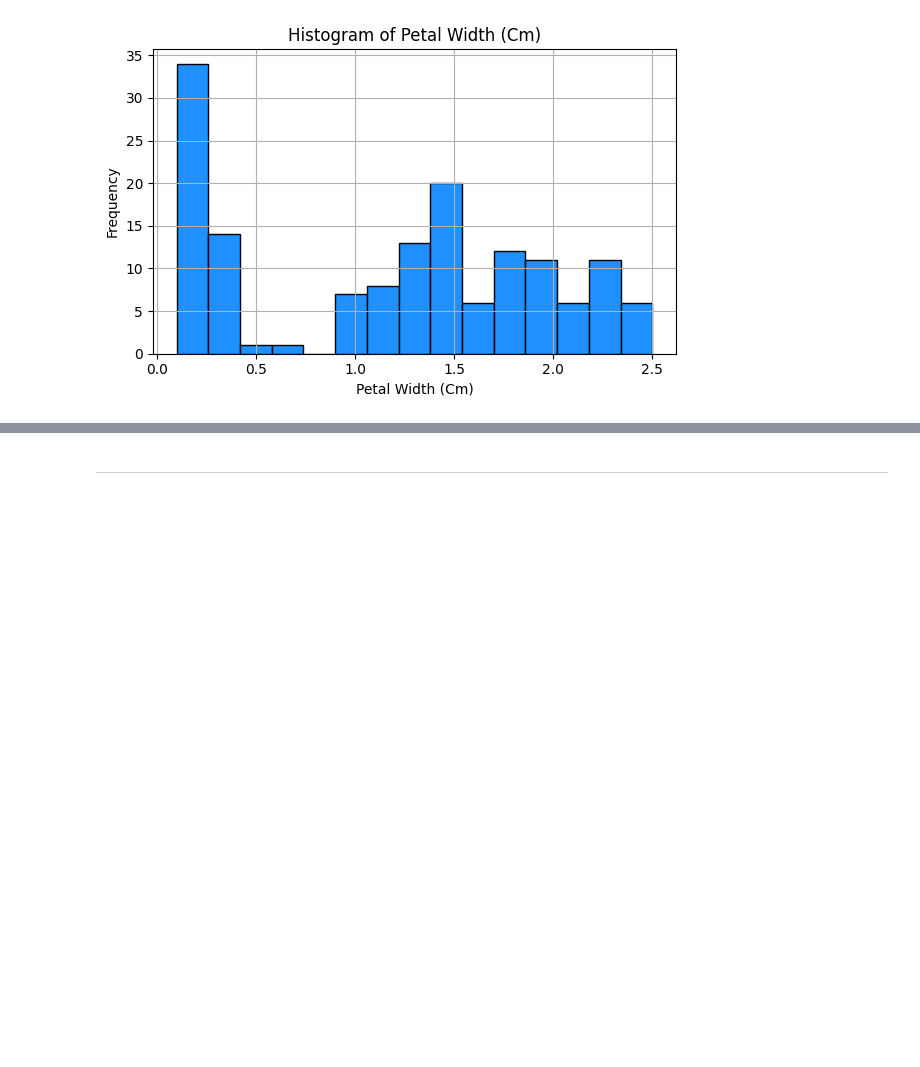
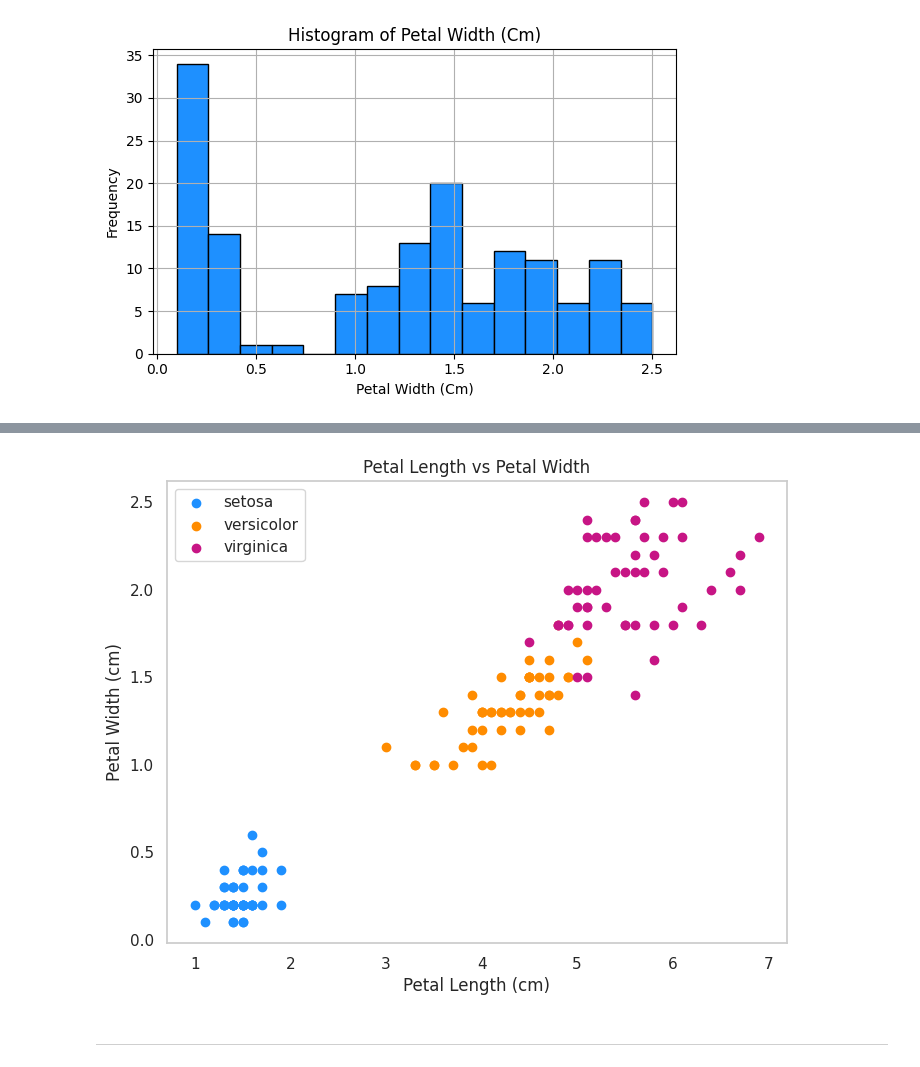
Before and after one commit to elainecazetta/pands-project, a Jupyter notebook: analysis.ipynb, the cells around one changed output, grey strips where cells are left out. Drawn from its saved outputs; the diff is of its cells as text; code cells hidden in the pictures; blank space fills up the shorter version.

```diff
--- a/analysis.ipynb
+++ b/analysis.ipynb
@@ -323,3 +350,24 @@ for feature in features:
+# %%
+# Scatter Plot: Petal Length vs Petal Width
+plt.figure(figsize=(8, 6)) # Set the figure size
+
+# Filter the DataFrame by species
+for species, color in colors.items():
+    subset = df[df['species'] == species]
+
+# Plot Petal Length vs Petal Width for each species
+    plt.scatter(subset['petal length (cm)'], subset['petal width (cm)'],
+                label=species, color=color)
+
+# Add labels, title, grid, and legend
+plt.xlabel("Petal Length (cm)")
+plt.ylabel("Petal Width (cm)")
+plt.title("Petal Length vs Petal Width")
+plt.grid()
+plt.legend()
+plt.show() # Display the plot
+# %% [output]
+[figure, added]
 # %% [markdown]
 
 ---
```
Also changed, not shown: parts of 4 cells of this notebook.
